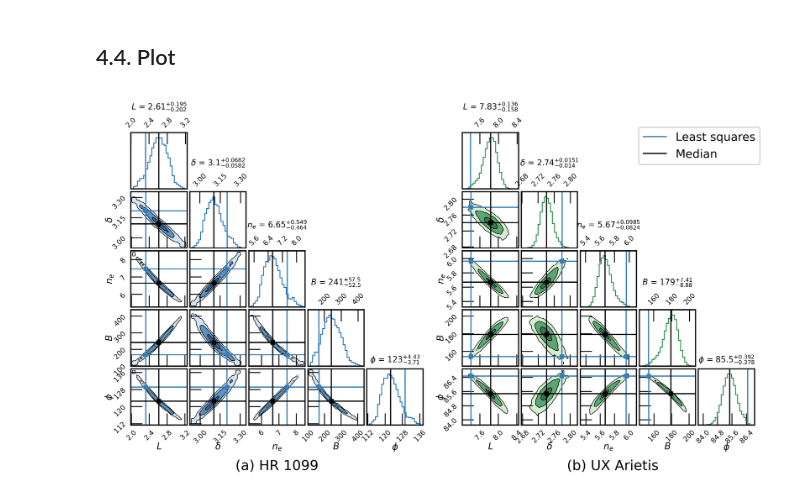
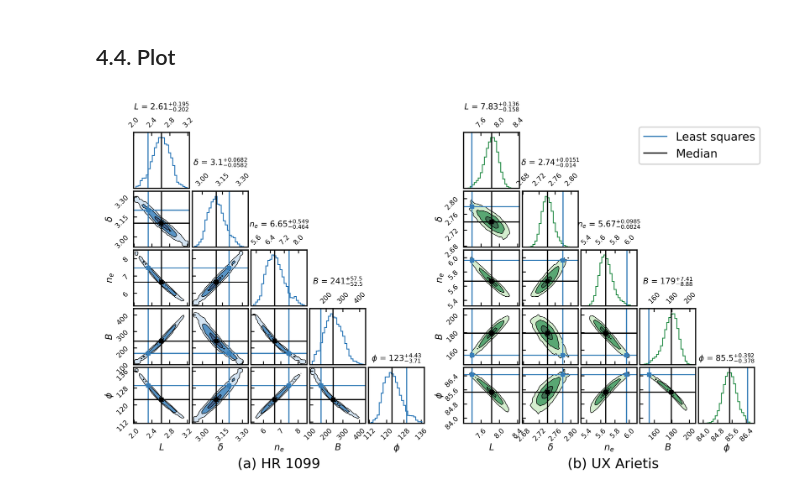
Before and after one commit to WWGolay/thermal-gs, a Jupyter notebook: _sources/notebooks/rs-cvn_corner-plots.ipynb, the cells around one changed output. Cells and saved outputs as stored; diff of their text form; code cells hidden in the pictures.

```diff
--- a/_sources/notebooks/rs-cvn_corner-plots.ipynb
+++ b/_sources/notebooks/rs-cvn_corner-plots.ipynb
@@ -68,7 +68,7 @@ cornerFig = corner.corner(HR_samples[::thin, :],color='black',top_ticks=True,qui
 labels=plt_labels,plot_datapoints=False, title_quantiles=[0.16, 0.5, 0.84], label_kwargs={"fontsize":8},
 title_kwargs={"fontsize":7}, max_n_ticks=4, bins=25, title_fmt='3.3g', plot_density=False, fill_contours=True,
 levels=(0.393, 0.865, 0.989), hist_kwargs={'linewidth':0.75, 'color':cmap(0.75)}, fig=subfigs[0],
-contour_kwargs={'linewidths':0.5, 'colors':'black'},
+contour_kwargs={'linewidths':0.5, 'colors':'black'}, labelpad=0.05,
 contourf_kwargs={'colors':(cmap(-1), cmap(0.25), cmap(0.75), cmap(0.999)), 'alpha':0.75})
 corner.overplot_lines(cornerFig, HR_lmfit_params, color='C0', label='Least squares', lw=1)
 corner.overplot_points(cornerFig, np.array([HR_lmfit_params]), color='C0', marker='s', ms=3)
@@ -78,39 +78,39 @@ corner.overplot_points(cornerFig, np.array([median_values]), color='black', mark
 for axis in cornerFig.axes:
     for side in ['top','bottom','left','right']:
         axis.spines[side].set_linewidth(1)
-    axis.tick_params(axis='both', which='major', labelsize=6)
+    axis.tick_params(axis='both', which='major', labelsize=6, length=3)
 
 # UX Arietis
 thin = 10
 median_values = np.median(UX_samples[::thin, :], axis=0)
 cmap = mpl.cm.get_cmap('Greens')
 cmap.set_under(color='w')
 
 cornerFig = corner.corner(UX_samples[::thin, :],color='black',top_ticks=True,quiet=True, show_titles=True,use_math_text=True,
 labels=plt_labels,plot_datapoints=False, title_quantiles=[0.16, 0.5, 0.84], label_kwargs={"fontsize":8},
 title_kwargs={"fontsize":7}, max_n_ticks=4, bins=25, title_fmt='3.3g', plot_density=False, fill_contours=True,
 levels=(0.393, 0.865, 0.989), hist_kwargs={'linewidth':0.75, 'color':cmap(0.75)}, fig=subfigs[1],
-contour_kwargs={'linewidths':0.5, 'colors':'black'},
+contour_kwargs={'linewidths':0.5, 'colors':'black'}, labelpad=0.05,
 contourf_kwargs={'colors':(cmap(-1), cmap(0.25), cmap(0.75), cmap(0.999)), 'alpha':0.75})
 corner.overplot_lines(cornerFig, UX_lmfit_params, color='C0', label='Least squares', lw=1)
 corner.overplot_points(cornerFig, np.array([UX_lmfit_params]), color='C0', marker='s', ms=3)
 corner.overplot_lines(cornerFig, median_values, color='black', label='Median', lw=1)
 corner.overplot_points(cornerFig, np.array([median_values]), color='black', marker='s', ms=3)
 
 for axis in cornerFig.axes:
     for side in ['top','bottom','left','right']:
         axis.spines[side].set_linewidth(1)
-    axis.tick_params(axis='both', which='major', labelsize=6)
+    axis.tick_params(axis='both', which='major', labelsize=6, length=3)
 
 handles,labels = cornerFig.gca().get_legend_handles_labels()
 by_label = dict(zip(labels, handles))
 cornerFig.legend(by_label.values(), by_label.keys(), fontsize=10, loc='upper right')
 subfigs[0].text(0.40, -0.05, '(a) HR 1099', fontsize=12)
 subfigs[1].text(0.40, -0.05, '(b) UX Arietis', fontsize=12)
 
 cornerFig.set_facecolor('white')
 plt.savefig('../figures/rs-cvn_corner-plots.png', bbox_inches='tight')
 plt.savefig('../figures/rs-cvn_corner-plots.pdf', bbox_inches='tight')
 plt.show()
 # %% [output]
-[figure, old version]
+[figure, new version]
```
Also changed, not shown: 5 other files.
